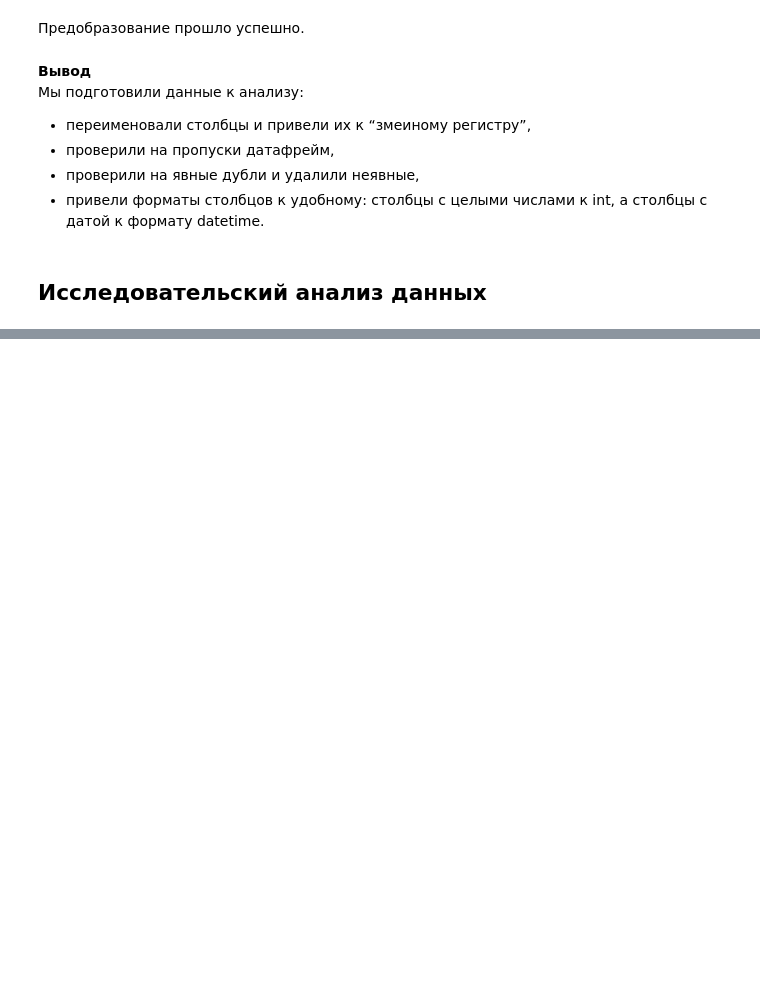
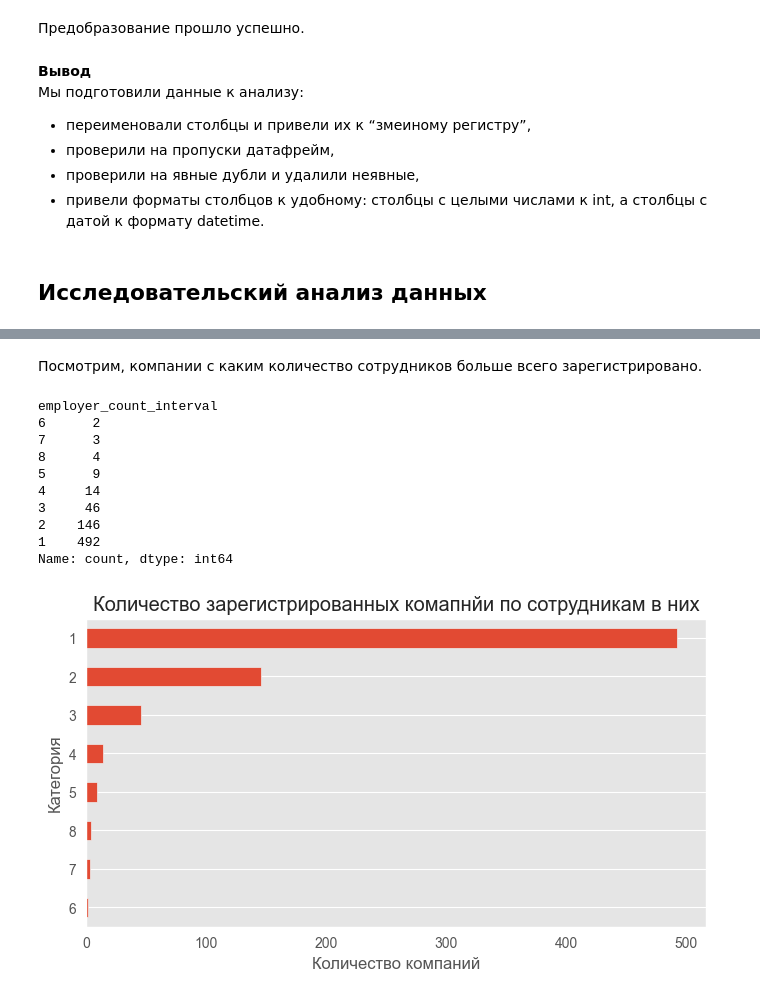
Before and after one commit to laringerman/gectaro, a Jupyter notebook: lgg_masterskaya_gectaro_240404_1.ipynb, the cells around one changed output, grey strips where cells are left out. Cells and saved outputs as stored; diff of their text form; code cells hidden in the pictures; blank space fills up the shorter version.

```diff
--- a/lgg_masterskaya_gectaro_240404_1.ipynb
+++ b/lgg_masterskaya_gectaro_240404_1.ipynb
@@ -623,0 +700,23 @@ None
+# %% [markdown]
+Посмотрим, компании с каким количество сотрудников больше всего зарегистрировано.
+# %%
+companies['employer_count_interval'].value_counts().sort_values().plot.barh(figsize=(8, 4))
+plt.grid(axis='x')
+plt.title('Количество зарегистрированных компаний по сотрудникам в них')
+plt.xlabel('Количество компаний')
+plt.ylabel('Категория');
+
+print(companies['employer_count_interval'].value_counts().sort_values())
+print()
+# %% [output]
+employer_count_interval
+6      2
+7      3
+8      4
+5      9
+4     14
+3     46
+2    146
+1    492
+Name: count, dtype: int64
+[figure, added]
```
Also changed, not shown: parts of 34 cells of this notebook.
